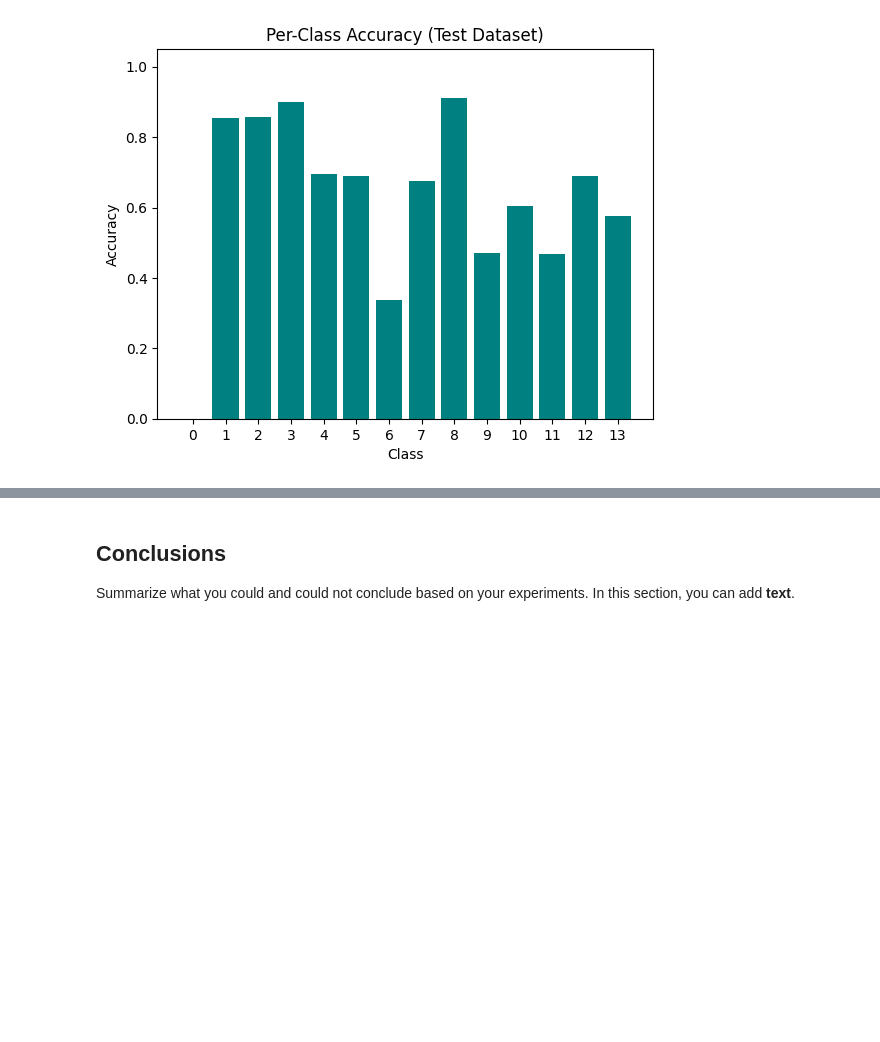
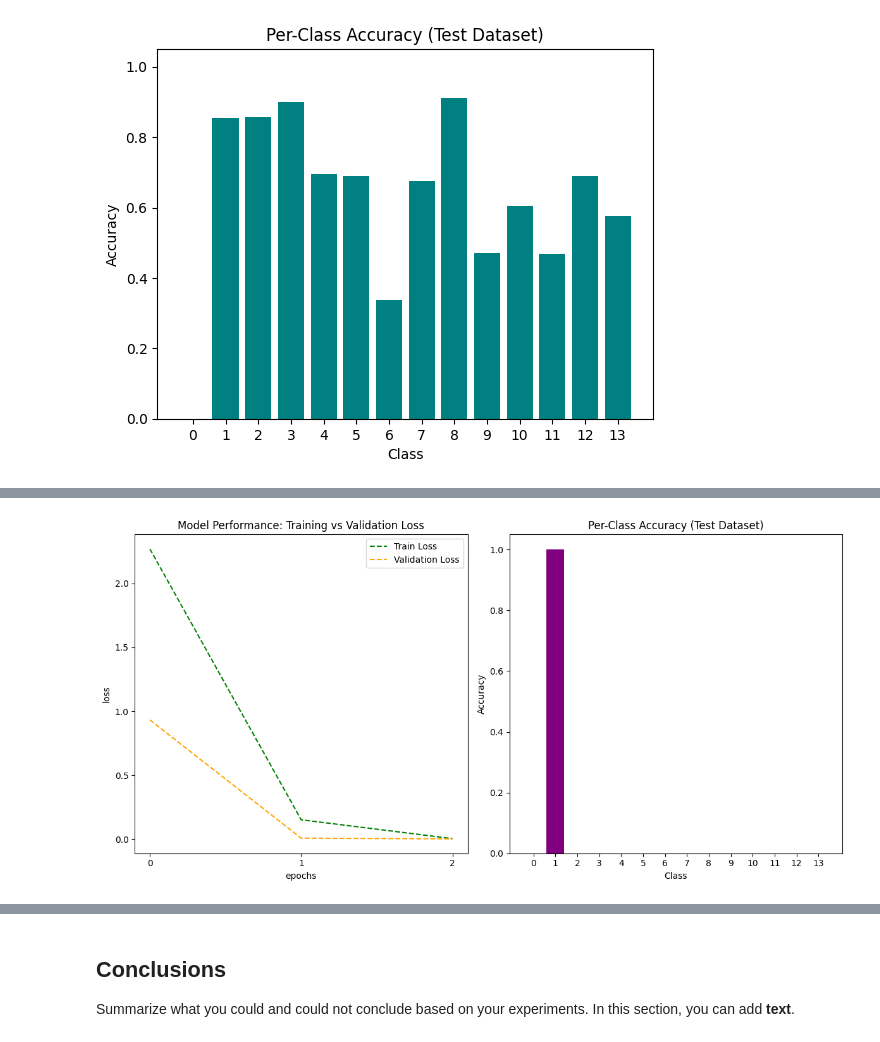
Before and after one commit to devantmarie/comp6841final, a Jupyter notebook: Project_emilio_vello.ipynb, the cells around one changed output, grey strips where cells are left out. Saved outputs shown, nothing was run; the diff lists cells and outputs as text; code cells hidden in the pictures; blank space fills up the shorter version.

```diff
--- a/Project_emilio_vello.ipynb
+++ b/Project_emilio_vello.ipynb
@@ -265,0 +259,10 @@ Final Test Class Accuracy:  [0, 0.835, 0.867, 0.943, 0.606, 0.688, 0.554, 0.562,
+# %%
+seq_size = 160
+cCNN1 = CombineCNN1(input_size=seq_size)
+rclass = ImplementDLEv(fastafile=nc_file, batch_size=2,num_workers=1,
+                 model = cCNN1, device="cpu", train_ratio = 0.7,
+                 val_ratio = 0.15,test_ratio = 0.15,lr=0.001, num_epochs = 2, seq_length = seq_size,
+                 subset = 1500)
+
+rclass.print_settings()
+rclass.run_train()
@@ -265,0 +287,4 @@ Final Test Class Accuracy:  [0, 0.835, 0.867, 0.943, 0.606, 0.688, 0.554, 0.562,
+# %%
+rclass.perform_accuracy_gether()
+# %% [output]
+[figure, added]
```
Also changed, not shown: parts of 6 cells of this notebook, 2 other files.
